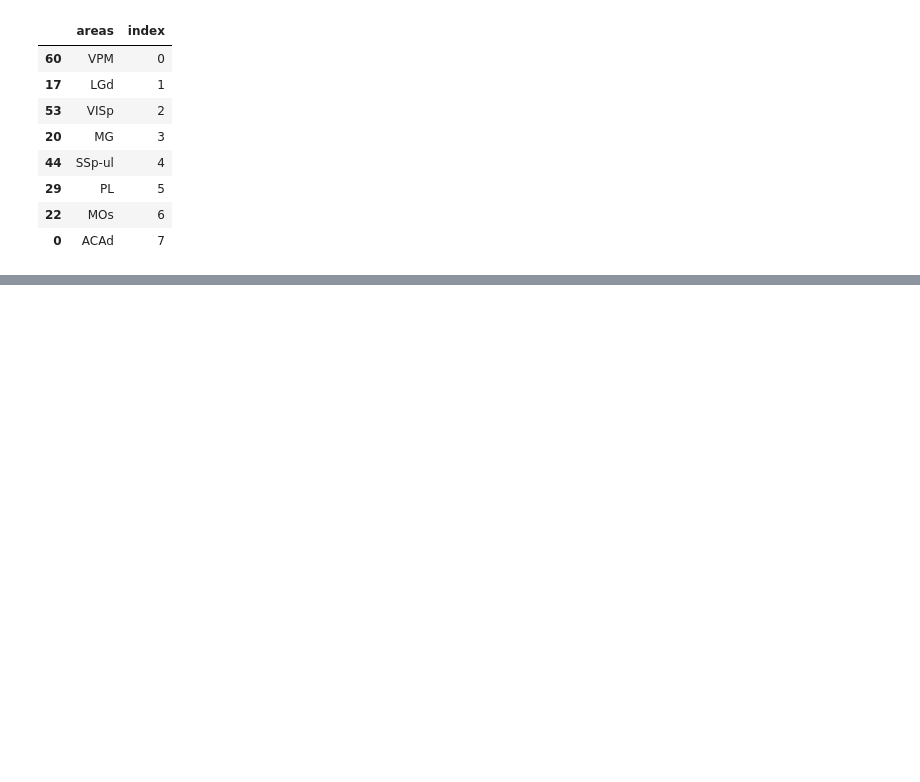
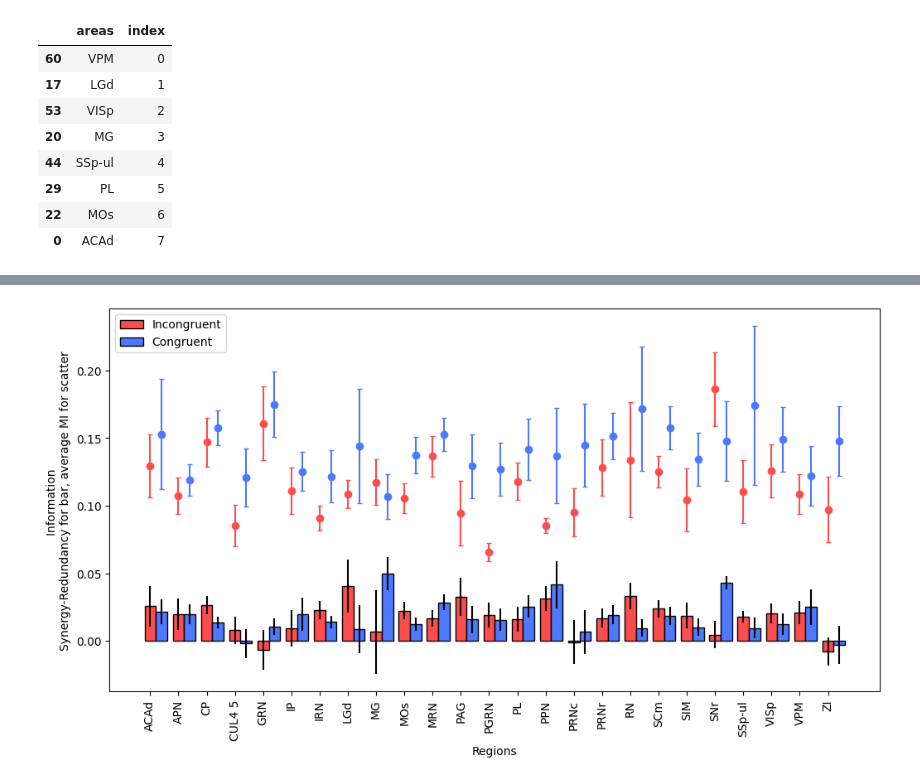
Before and after one commit to debottamKundu/ibl-partial-info-decomp, a Jupyter notebook: notebooks/rsi_index.ipynb, the cells around one changed output, grey strips where cells are left out. Drawn from its saved outputs; the diff is of its cells as text; code cells hidden in the pictures; blank space fills up the shorter version.

```diff
--- a/notebooks/rsi_index.ipynb
+++ b/notebooks/rsi_index.ipynb
@@ -818,0 +860,4 @@ subset_cortical_h[["areas", "index"]]
+# %%
+plot_region_wise_tvmi(final_dict)
+# %% [output]
+[figure, added]
```
Also changed, not shown: parts of 12 cells of this notebook, 7 other files.
